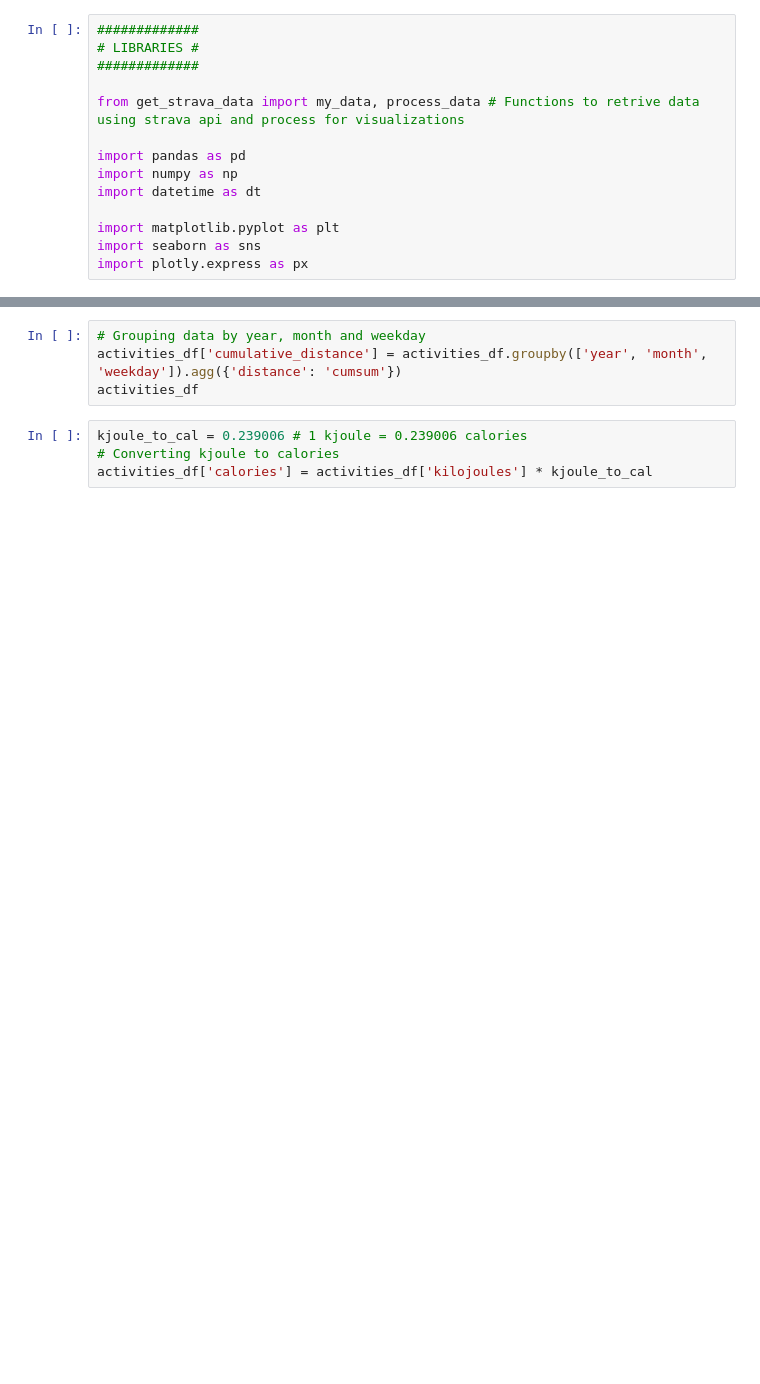
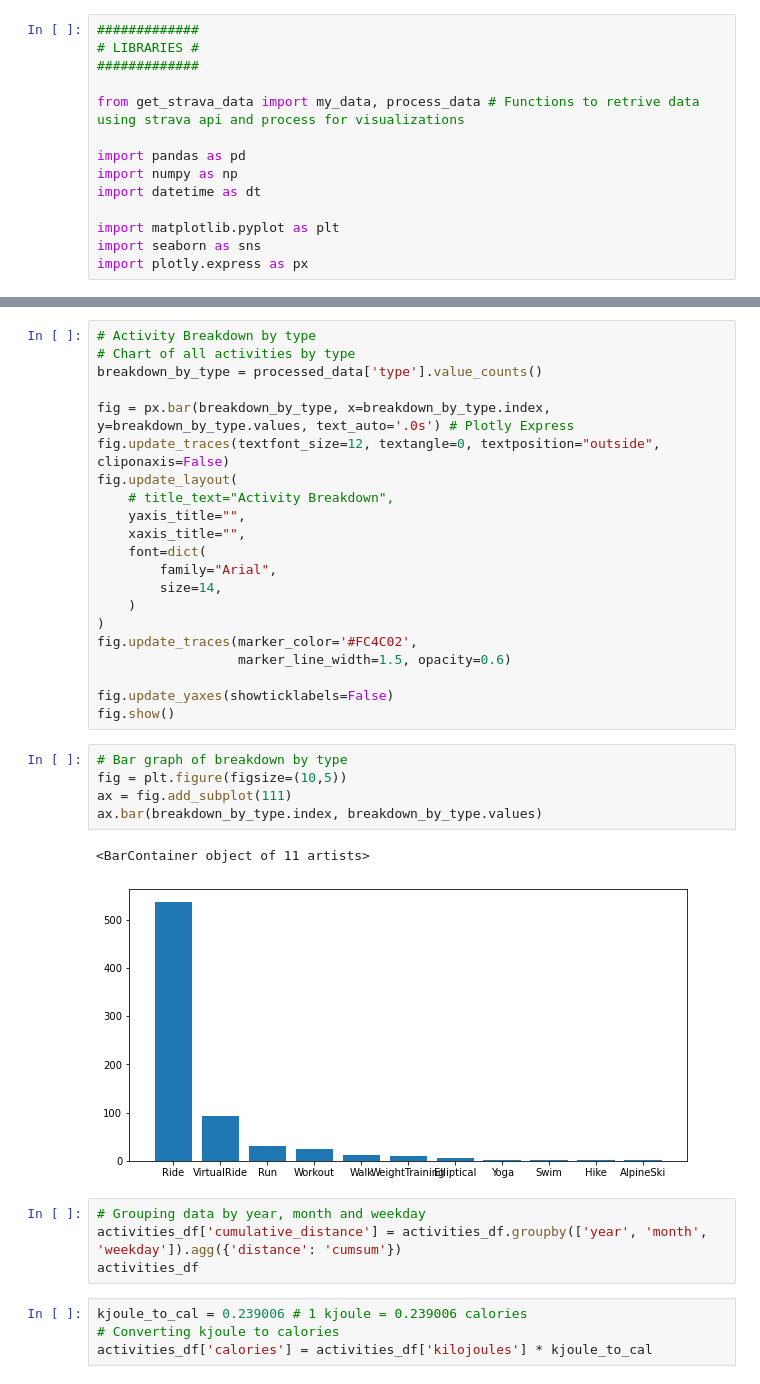
Before and after one commit to tiroger/my-strava, a Jupyter notebook: my_data.ipynb, the cells around one changed output, grey strips where cells are left out. Cells and saved outputs as stored; diff of their text form; blank space fills up the shorter version.

```diff
--- a/my_data.ipynb
+++ b/my_data.ipynb
@@ -86,3 +81,32 @@ Number of Runs: 24
+# %%
+# Activity Breakdown by type
+# Chart of all activities by type
+breakdown_by_type = processed_data['type'].value_counts()
+
+fig = px.bar(breakdown_by_type, x=breakdown_by_type.index, y=breakdown_by_type.values, text_auto='.0s') # Plotly Express
+fig.update_traces(textfont_size=12, textangle=0, textposition="outside", cliponaxis=False)
+fig.update_layout(
+    # title_text="Activity Breakdown",
+    yaxis_title="",
+    xaxis_title="",
+    font=dict(
+        family="Arial",
+        size=14,
+    )
+)
+fig.update_traces(marker_color='#FC4C02',
+                  marker_line_width=1.5, opacity=0.6)
+
+fig.update_yaxes(showticklabels=False)
+fig.show()
+# %%
+# Bar graph of breakdown by type
+fig = plt.figure(figsize=(10,5))
+ax = fig.add_subplot(111)
+ax.bar(breakdown_by_type.index, breakdown_by_type.values)
+# %% [output]
+<BarContainer object of 11 artists>
+[figure, added]
 # %%
 # Grouping data by year, month and weekday
 activities_df['cumulative_distance'] = activities_df.groupby(['year', 'month', 'weekday']).agg({'distance': 'cumsum'})
```
Also changed, not shown: parts of 3 cells of this notebook, 2 other files.
